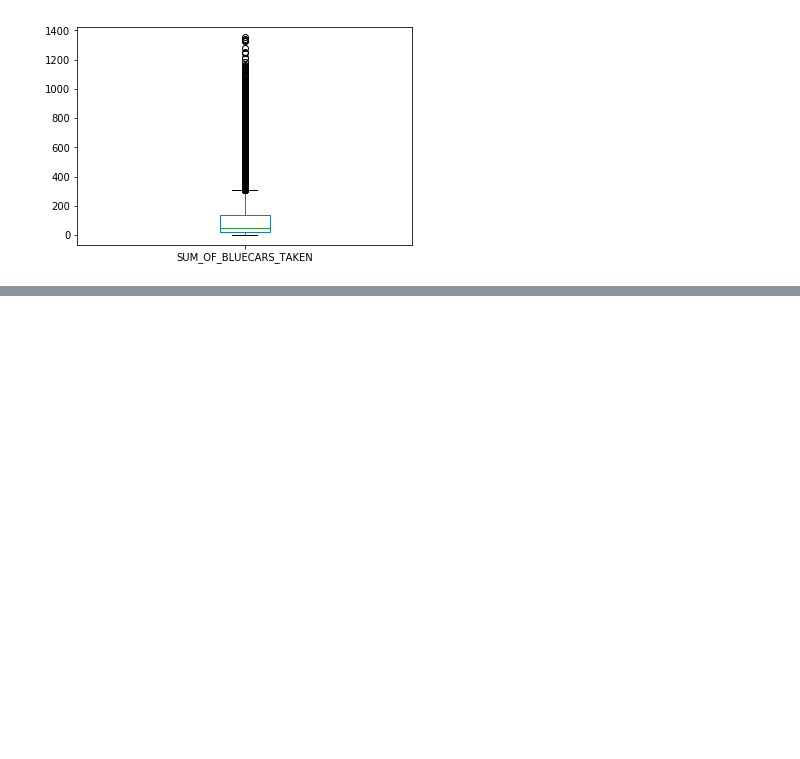
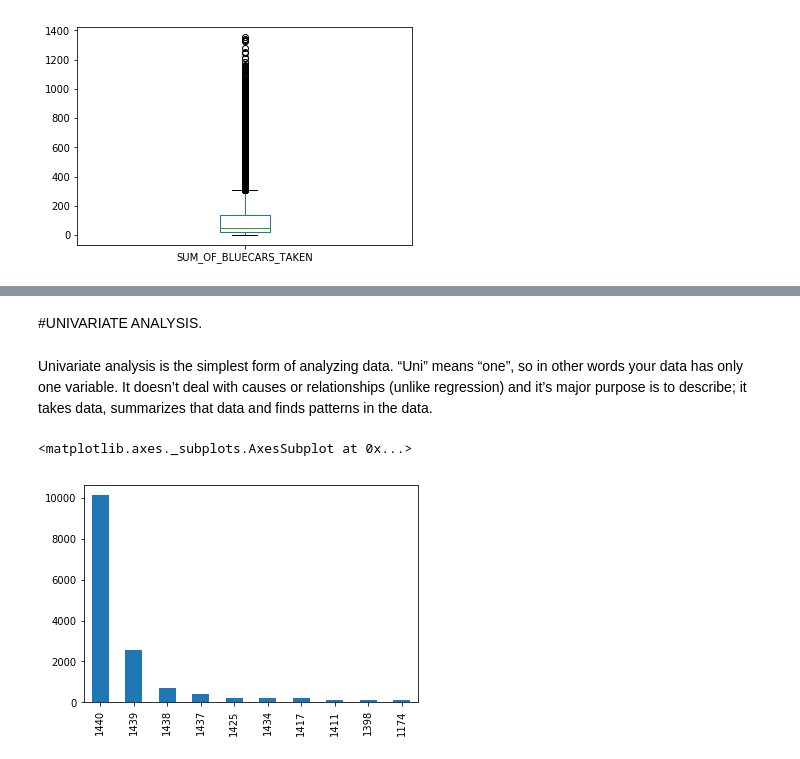
Before and after one commit to theBuluku/The-Autolib-Super-Project, a Jupyter notebook: The_Autolib_Super_Project.ipynb, the cells around one changed output, grey strips where cells are left out. Cells and saved outputs as stored; diff of their text form; code cells hidden in the pictures; blank space fills up the shorter version.

```diff
--- a/The_Autolib_Super_Project.ipynb
+++ b/The_Autolib_Super_Project.ipynb
@@ -158,0 +188,9 @@ autolib_dataset['SUM_OF_BLUECARS_TAKEN'].plot(kind='box')
+# %% [markdown]
+#UNIVARIATE ANALYSIS.
+# %% [markdown]
+Univariate analysis is the simplest form of analyzing data. “Uni” means “one”, so in other words your data has only one variable. It doesn’t deal with causes or relationships (unlike regression) and it’s major purpose is to describe; it takes data, summarizes that data and finds patterns in the data.
+# %%
+autolib_dataset['DAILY_DATA_POINTS'].value_counts().plot.bar()
+# %% [output]
+<matplotlib.axes._subplots.AxesSubplot at 0x...>
+[figure, added]
```
Also changed, not shown: parts of 39 cells of this notebook.
